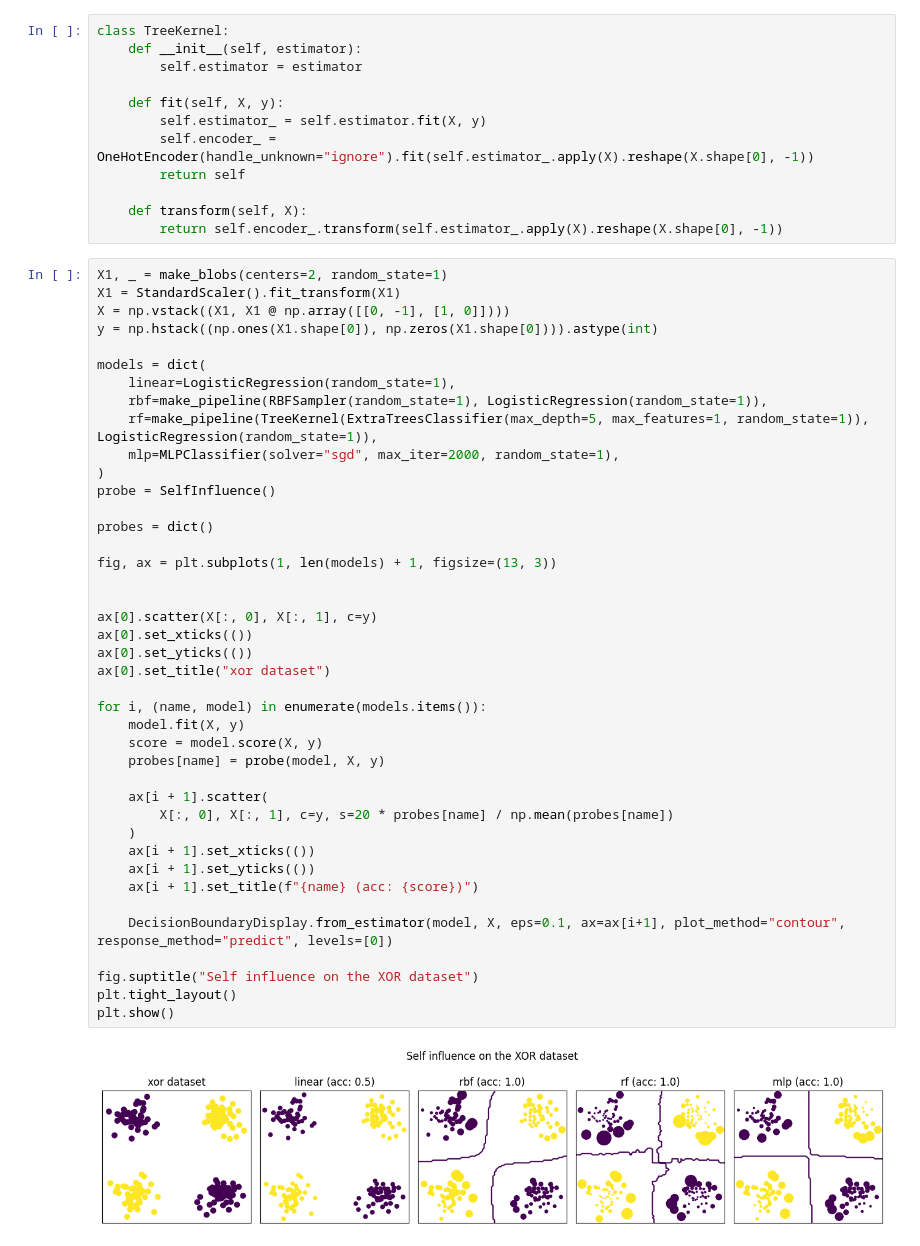
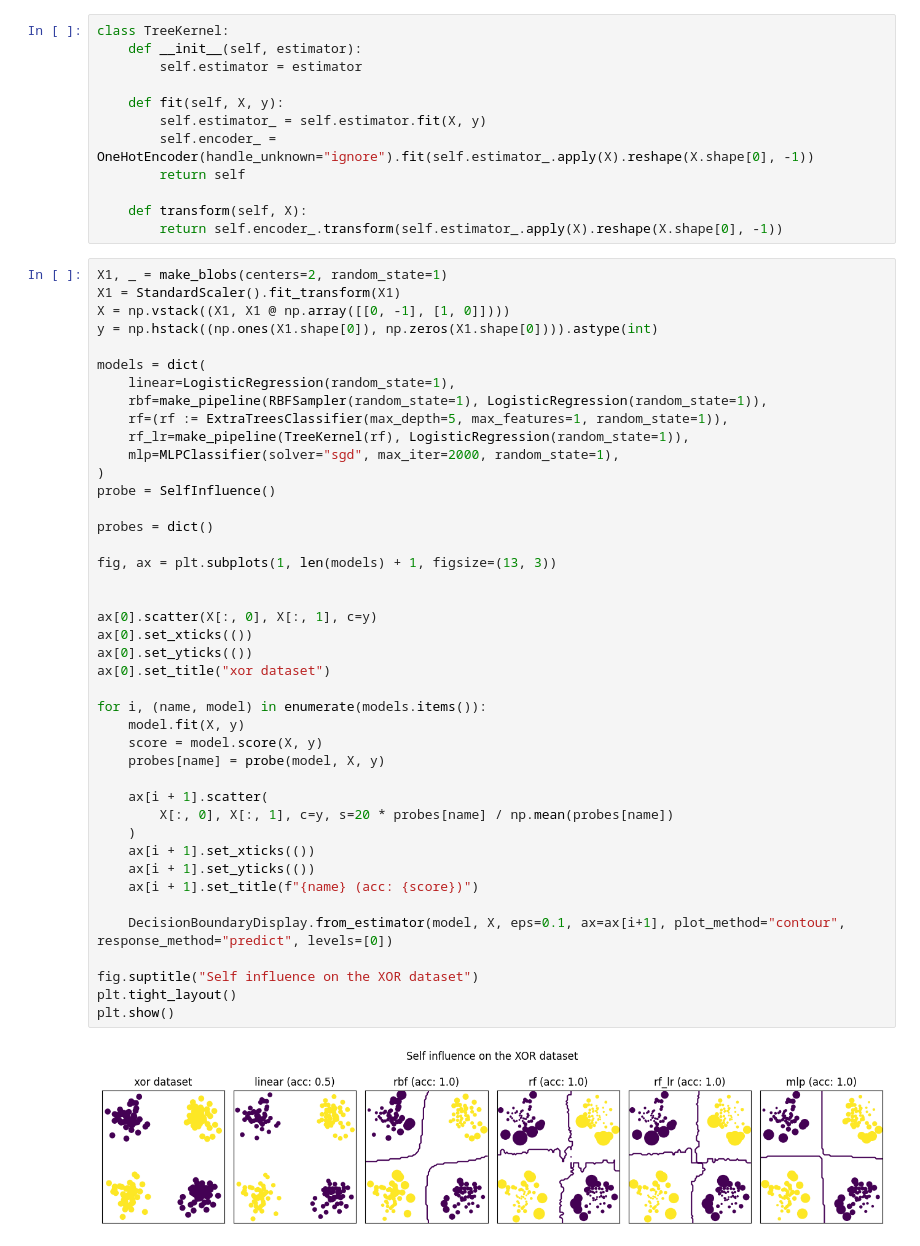
Before and after one commit to Orange-OpenSource/mislabeled, a Jupyter notebook: examples/plot_linearized.ipynb, the cells around one changed output. Drawn from its saved outputs; the diff is of its cells as text.

```diff
--- a/examples/plot_linearized.ipynb
+++ b/examples/plot_linearized.ipynb
@@ -56,40 +56,41 @@ y = np.hstack((np.ones(X1.shape[0]), np.zeros(X1.shape[0]))).astype(int)
 models = dict(
     linear=LogisticRegression(random_state=1),
     rbf=make_pipeline(RBFSampler(random_state=1), LogisticRegression(random_state=1)),
-    rf=make_pipeline(TreeKernel(ExtraTreesClassifier(max_depth=5, max_features=1, random_state=1)), LogisticRegression(random_state=1)),
+    rf=(rf := ExtraTreesClassifier(max_depth=5, max_features=1, random_state=1)),
+    rf_lr=make_pipeline(TreeKernel(rf), LogisticRegression(random_state=1)),
     mlp=MLPClassifier(solver="sgd", max_iter=2000, random_state=1),
 )
 probe = SelfInfluence()
 
 probes = dict()
 
 fig, ax = plt.subplots(1, len(models) + 1, figsize=(13, 3))
 
 
 ax[0].scatter(X[:, 0], X[:, 1], c=y)
 ax[0].set_xticks(())
 ax[0].set_yticks(())
 ax[0].set_title("xor dataset")
 
 for i, (name, model) in enumerate(models.items()):
     model.fit(X, y)
     score = model.score(X, y)
     probes[name] = probe(model, X, y)
 
     ax[i + 1].scatter(
         X[:, 0], X[:, 1], c=y, s=20 * probes[name] / np.mean(probes[name])
     )
     ax[i + 1].set_xticks(())
     ax[i + 1].set_yticks(())
     ax[i + 1].set_title(f"{name} (acc: {score})")
 
     DecisionBoundaryDisplay.from_estimator(model, X, eps=0.1, ax=ax[i+1], plot_method="contour", response_method="predict", levels=[0])
 
 fig.suptitle("Self influence on the XOR dataset")
 plt.tight_layout()
 plt.show()
 # %% [output]
-[figure, old version]
+[figure, new version]
 # %%
 fig, ax = plt.subplots(1, len(models) + 1, figsize=(13, 3))
 
```
Also changed, not shown: parts of 1 cell of this notebook, 1 other file.
